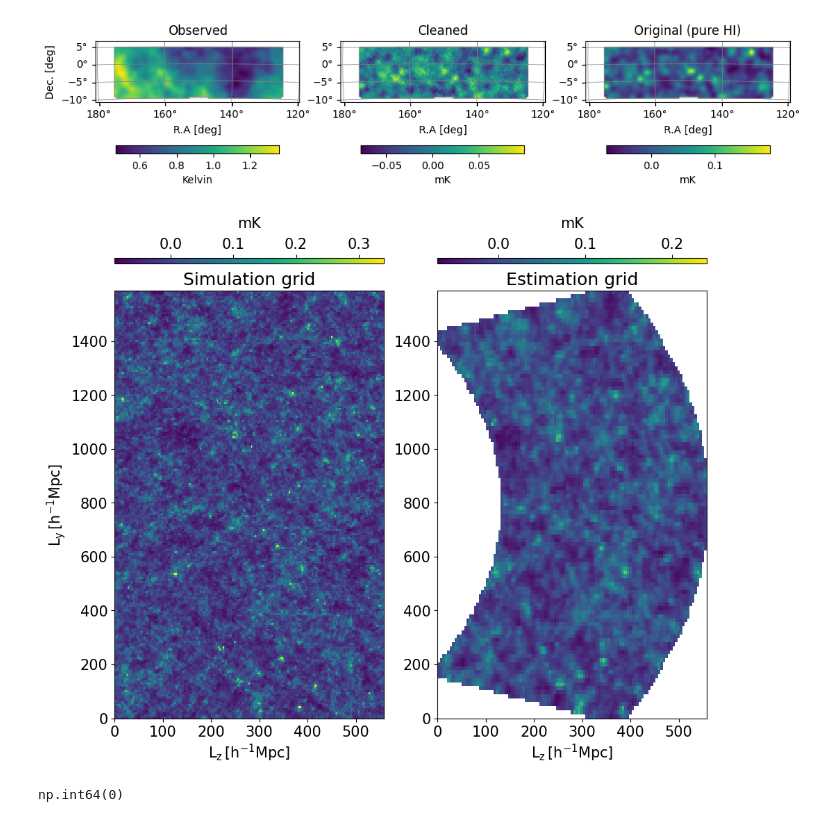
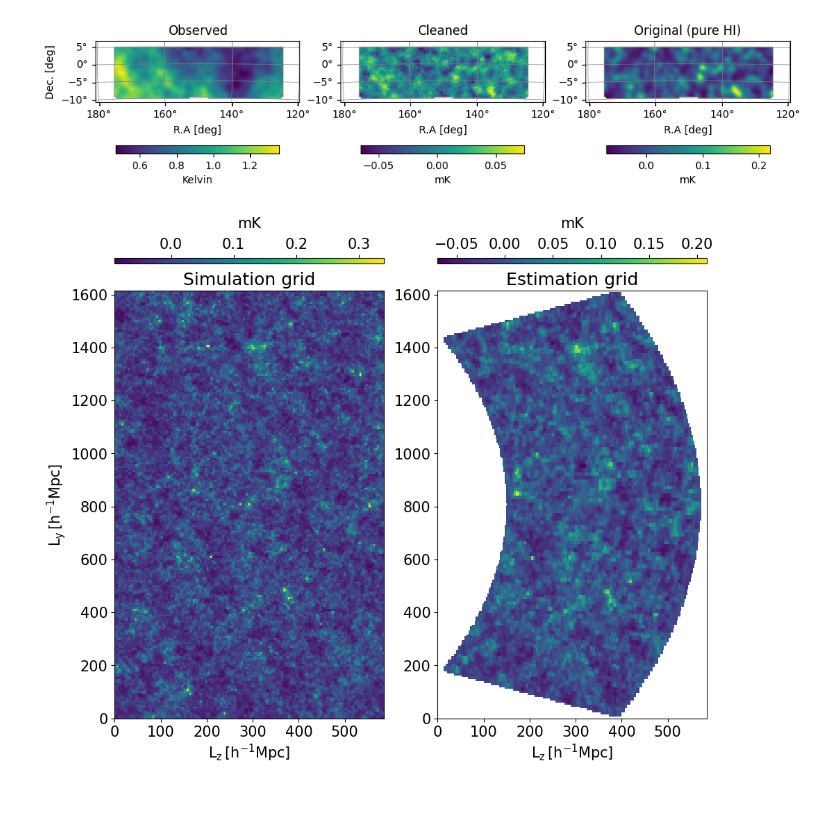
Before and after one commit to zhaotingchen/meer21cm, a Jupyter notebook: papers/validation/map_illus.ipynb, the cells around one changed output. Drawn from its saved outputs; the diff is of its cells as text; code cells hidden in the pictures.

```diff
--- a/papers/validation/map_illus.ipynb
+++ b/papers/validation/map_illus.ipynb
@@ -36,6 +36,7 @@ mock = MockSimulation(
     density='lognormal',
     downres_factor_radial = 1/2,
     downres_factor_transverse = 1/2,
+    box_buffkick=[45,25,25],
 )
 
 d_dish = 13.5
@@ -100,15 +101,15 @@ for i in range(3):
     plt.title(titles[i])
 plt.savefig('plots/maps_Fig1.pdf',bbox_inches='tight')
 # %% [output]
-[figure, old version]
+[figure, new version]
 # %%
 mock_hi_field = mock.mock_tracer_field_1.copy()
 x_vec_mock = tuple(list(mock.x_vec))
 # %%
 mock.data = orig_hi_map
 mock.grid_scheme='tsc'
-mock.downres_factor_radial = 1.0
-mock.downres_factor_transverse = 1.0
+mock.downres_factor_radial = 0.5
+mock.downres_factor_transverse = 0.5
 himap_rg,_,_ = mock.grid_data_to_field()
 # %%
 x_vec_grid = tuple(list(mock.x_vec))
@@ -117,36 +118,32 @@ plt.rcParams.update({'font.size':15})
 fig,axes = plt.subplots(1,2,figsize=(11,10))
 arr1 = np.nanmean(mock_hi_field*1e3,0)
 arr2 = np.nanmean(himap_rg*1e3,0)
 arr2[(mock.counts_in_box==0).mean(0)==1] = np.nan
 im = axes[0].pcolormesh(
     center_to_edges(x_vec_mock[2]) * mock.cosmo.h,
     center_to_edges(x_vec_mock[1]) * mock.cosmo.h,
     arr1,
     vmin=-0.09,
     vmax=0.34,
 )
 axes[0].set_ylabel(r'$\rm L_y\,[h^{-1}Mpc]$')
 axes[0].set_xlabel(r'$\rm L_z\,[h^{-1}Mpc]$')
 axes[0].set_rasterized(True)
 cbar = plt.colorbar(im,ax=axes[0],location='top',aspect=50)
 cbar.set_label('mK',y=0.0,labelpad=10)
 axes[0].set_title('Simulation grid')
 im = axes[1].pcolormesh(
     center_to_edges(x_vec_grid[2]) * mock.cosmo.h,
     center_to_edges(x_vec_grid[1]) * mock.cosmo.h,
     arr2,
     vmin=-0.07,
-    vmax=0.24,
+    vmax=0.21,
 )
 axes[1].set_xlabel(r'$\rm L_z\,[h^{-1}Mpc]$')
 axes[1].set_rasterized(True)
 cbar = plt.colorbar(im,ax=axes[1],location='top',aspect=50)
 cbar.set_label('mK',y=0.0,labelpad=10)
 axes[1].set_title('Estimation grid')
 plt.savefig('plots/maps_grid.pdf',bbox_inches='tight')
 # %% [output]
-[figure, old version]
+[figure, new version]
-# %%
-np.isnan(himap_rg).sum()
-# %% [output]
-np.int64(0)
```
